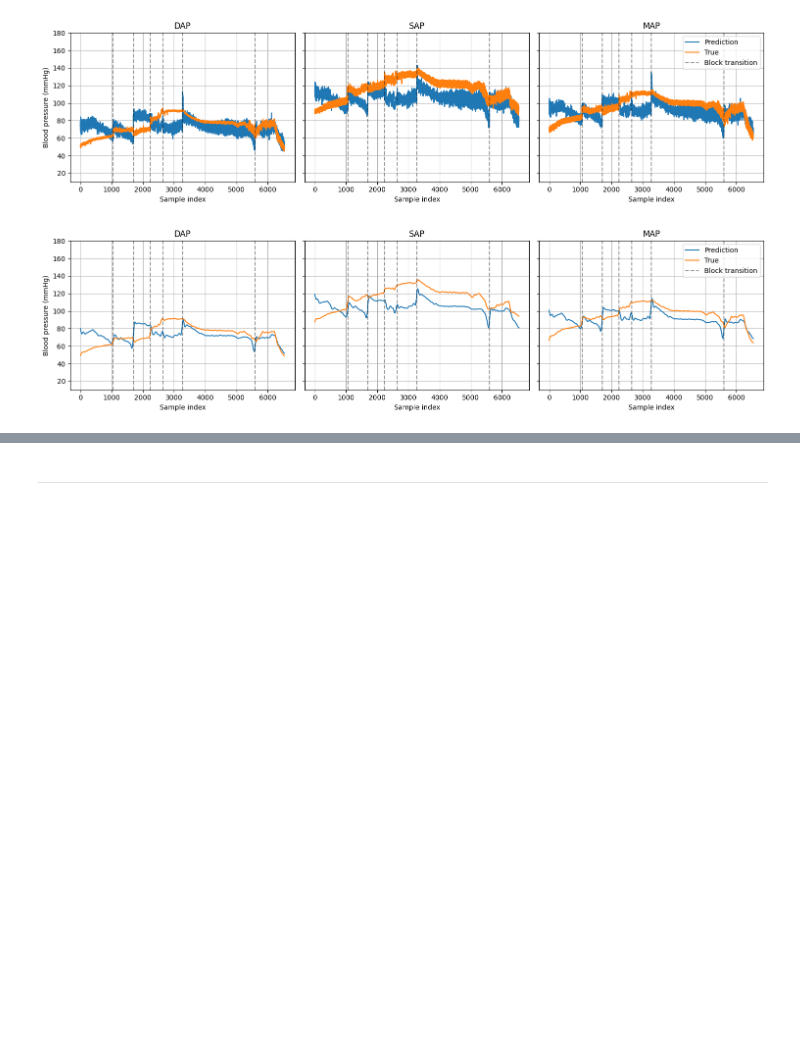
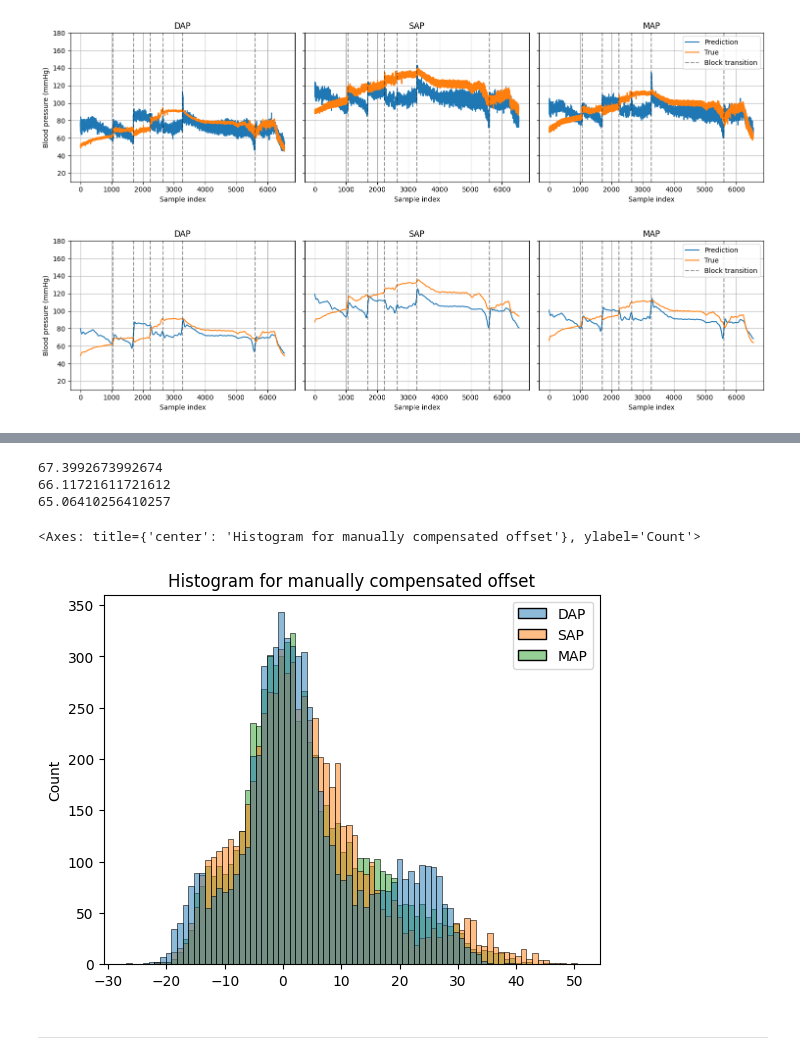
Before and after one commit to EITLabworks/In-Vivo-Data-Driven-Aortic-Pressure-Estimation-from-EIT, a Jupyter notebook: mapper.ipynb, the cells around one changed output, grey strips where cells are left out. Drawn from its saved outputs; the diff is of its cells as text; code cells hidden in the pictures; blank space fills up the shorter version.

```diff
--- a/mapper.ipynb
+++ b/mapper.ipynb
@@ -544,0 +559,6 @@ plt.show()
+# %%
+DAP_err = Y_pred[:, 0] - Y_true[:, 0] - np.mean(Y_pred[:, 0] - Y_true[:, 0]) + 4
+SAP_err = Y_pred[:, 1] - Y_true[:, 1] - np.mean(Y_pred[:, 1] - Y_true[:, 1]) + 4
+MAP_err = Y_pred[:, 2] - Y_true[:, 2] - np.mean(Y_pred[:, 2] - Y_true[:, 2]) + 4
+# %%
+DF_err = pd.DataFrame({"DAP": DAP_err, "SAP": SAP_err, "MAP": MAP_err})
@@ -544,0 +581,20 @@ plt.show()
+# %%
+print(
+    DF_err["SAP"][(DF_err["SAP"] >= -10) & (DF_err["SAP"] <= 10)].shape[0] / 6552 * 100
+)
+print(
+    DF_err["MAP"][(DF_err["MAP"] >= -10) & (DF_err["MAP"] <= 10)].shape[0] / 6552 * 100
+)
+print(
+    DF_err["DAP"][(DF_err["DAP"] >= -10) & (DF_err["DAP"] <= 10)].shape[0] / 6552 * 100
+)
+# %% [output]
+67.3992673992674
+66.11721611721612
+65.06410256410257
+# %%
+plt.title("Histogram for manually compensated offset")
+sns.histplot(DF_err)
+# %% [output]
+<Axes: title={'center': 'Histogram for manually compensated offset'}, ylabel='Count'>
+[figure, added]
```
Also changed, not shown: parts of 7 cells of this notebook.
